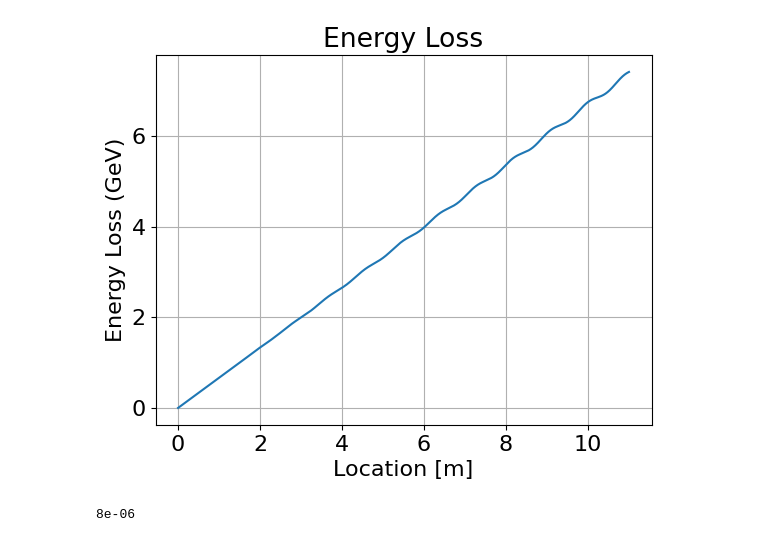
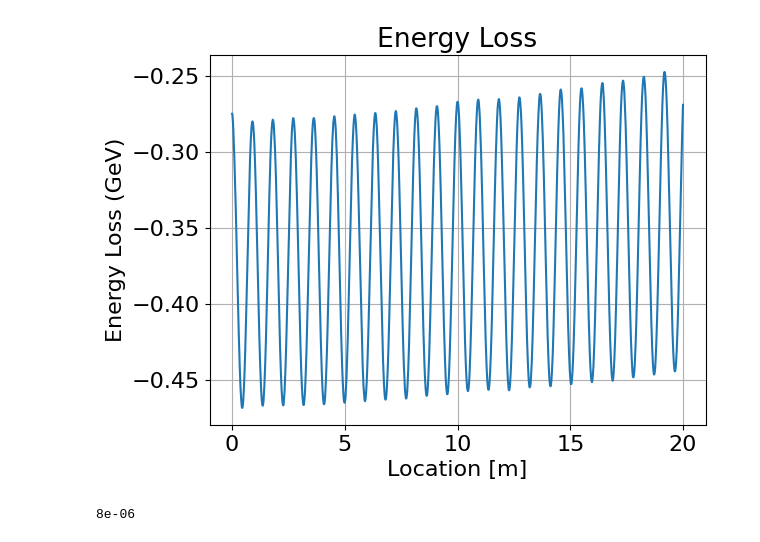
Before and after one commit to Knallvik/Master, a Jupyter notebook: ABEL_scripts/hipace_energy_spread.ipynb, the cells around one changed output. Saved outputs shown, nothing was run; the diff lists cells and outputs as text; code cells hidden in the pictures.

Commit message:
new plots

```diff
--- a/ABEL_scripts/hipace_energy_spread.ipynb
+++ b/ABEL_scripts/hipace_energy_spread.ipynb
@@ -14,7 +15,7 @@ import matplotlib.pyplot as plt
 ## define driver
 driver = SourceBasic()
 driver.charge = -2.7e10 * SI.e # [C]
-driver.energy = 31.25e9 # [eV]
+driver.energy = 100e9 # [eV]
 driver.rel_energy_spread = 0.01
 driver.bunch_length = 50e-6 # [m]
 driver.z_offset = 580e-6 # [m]
@@ -29,9 +30,8 @@ driver.seed = 1
 
 test_particle = SourceSingleParticle()
 test_particle.energy = 1500e9 # [eV]
-test_particle.z_offset = 0 # [m]
-test_particle.x_offset = 3e-6 # [m]
-test_particle.y_offset = 3e-6 # [m]
+test_particle.x_offset = 8.4e-6/2 # [m]
+test_particle.y_offset = 8.4e-6/2 # [m]
 test_particle.y_angle = 0 #test_particle.x_offset/pp.beta_matched(2e21, test_particle.energy)
 test_particle.x_angle = 0
 
@@ -41,11 +41,11 @@ stage.driver_source = driver
 stage.length = 20 # [m]
 stage.plasma_density = 2e21 # [m^-3]
 stage.nom_energy_gain = 31.9e9/(11/stage.length) # [eV]
-stage.radiation_reaction = False
+stage.radiation_reaction = True
 stage.ion_motion = False
 stage.beam_ionization=False
 stage.ramp_beta_mag = 5
-stage.num_nodes = 16
+stage.num_nodes = 13
 stage.test_particle_source = test_particle
 
 # define witness bunch
@@ -63,6 +63,7 @@ witness.x_offset, witness.y_offset = 0, 0 # [m]
 witness.jitter.x = 0
 witness.symmetrize = True
 witness.seed = driver.seed
+test_particle.z_offset = witness.z_offset # [m]
 
 # beam delivery system
 bds = BeamDeliverySystemBasic()
@@ -84,3 +83,4 @@ Tracking element 2 (StageHipace, stage 1, s = 11.0 m, 1533.6 GeV, -1.60 nC, 1.0%
 # %%
-fig = linac.stages[0].plot_wake()
+fig, Ez = linac.stages[0].plot_wake()
+print(Ez/1e9)
 # %% [output]
@@ -89,7 +112,7 @@ fig = linac.stages[0].plot_wake()
 ## define driver
 driver = SourceBasic()
 driver.charge = -2.7e10 * SI.e # [C]
-driver.energy = 31.25e9 # [eV]
+driver.energy = 100e9 # [eV]
 driver.rel_energy_spread = 0.01
 driver.bunch_length = 50e-6 # [m]
 driver.z_offset = 580e-6 # [m]
@@ -104,23 +127,22 @@ driver.seed = 1
 
 test_particle = SourceSingleParticle()
 test_particle.energy = 1500e9 # [eV]
-test_particle.z_offset = 0 # [m]
-test_particle.x_offset = 4e-6 # [m]
-test_particle.y_offset = 0 # [m]
-test_particle.y_angle = test_particle.x_offset/pp.beta_matched(2e21, test_particle.energy)
+test_particle.x_offset = 3e-6/2 # [m]
+test_particle.y_offset = 3e-6/2 # [m]
+test_particle.y_angle = 0 #test_particle.x_offset/pp.beta_matched(2e21, test_particle.energy)
 test_particle.x_angle = 0
 
 # define a stage
 stage = StageHipace()
 stage.driver_source = driver
-stage.length = 11 # [m]
+stage.length = 20 # [m]
 stage.plasma_density = 2e21 # [m^-3]
 stage.nom_energy_gain = 31.9e9/(11/stage.length) # [eV]
-stage.radiation_reaction = True
+stage.radiation_reaction = False
 stage.ion_motion = False
 stage.beam_ionization=False
 stage.ramp_beta_mag = 5
-stage.num_nodes = 16
+stage.num_nodes = 13
 stage.test_particle_source = test_particle
 
 # define witness bunch
@@ -138,6 +160,7 @@ witness.x_offset, witness.y_offset = 0, 0 # [m]
 witness.jitter.x = 0
 witness.symmetrize = True
 witness.seed = driver.seed
+test_particle.z_offset = witness.z_offset # [m]
 
 # beam delivery system
 bds = BeamDeliverySystemBasic()
@@ -165,13 +186,20 @@ fig2.savefig('hipace_stage_evolution', bbox_inches = 'tight')
 # %%
+P_act = np.zeros(E1.size-1)
+dz = z[1]-z[0]
+s = np.empty_like(P_act)
+for i in range(P_act.size):
+    P_act[i] = Ez/1e9 - (E1[i+1]-E1[i])/dz/1e9
+    s[i] = 1/2*(z[i+1]+z[i])
+
 fig = plt.figure()
-plt.plot(z, (E1-E2)/1e9)
+plt.plot(s, P_act)
 plt.title('Energy Loss')
 plt.xlabel('Location [m]')
 plt.ylabel('Energy Loss (GeV)')
 plt.grid()
-fig.savefig('Energy_loss_hipace.png', bbox_inches = 'tight')
+#fig.savefig('Energy_loss_hipace.png', bbox_inches = 'tight')
 # %% [output]
-[figure, old version]
+[figure, new version]
 # %%
 print(linac.stages[0].test_particle_evolution.x[0])
 # %% [output]
```
Also changed, not shown: parts of 9 cells of this notebook, 22 other files.
